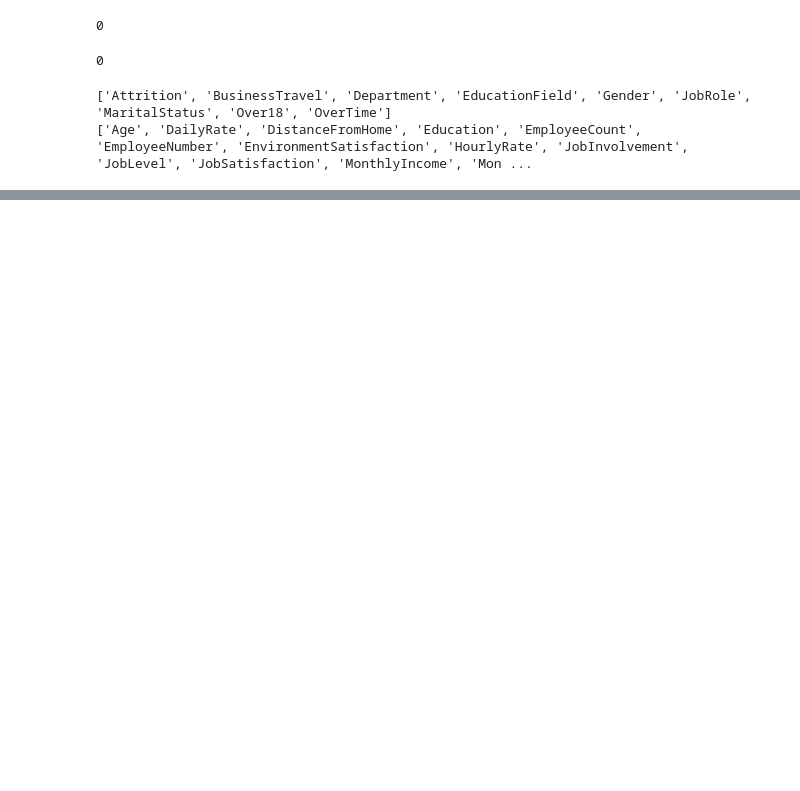
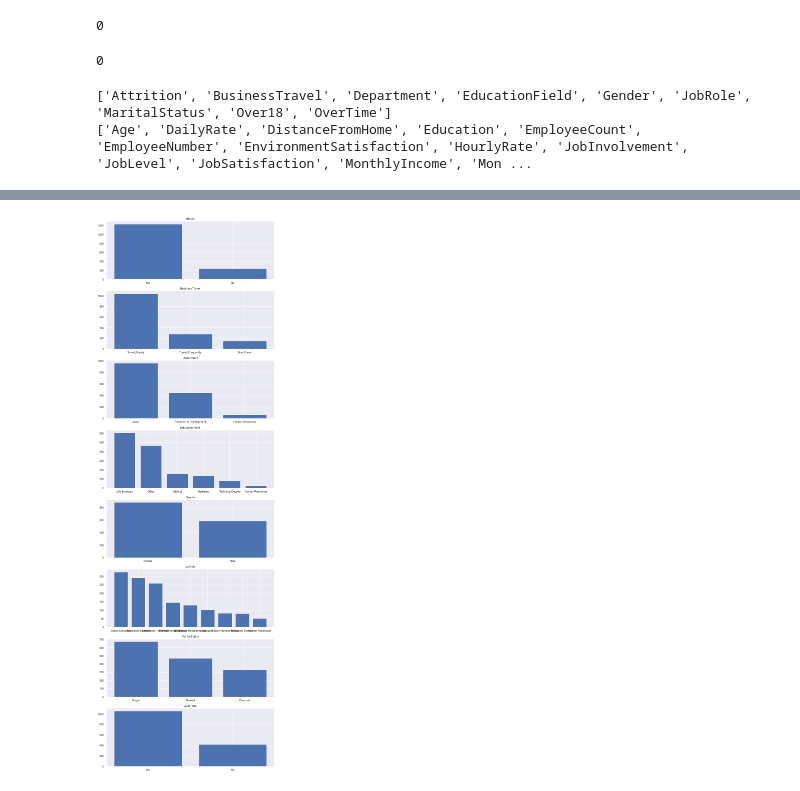
Before and after one commit to DouglasRFLeite/EmployeeAttritionPrediction, a Jupyter notebook: EDA.ipynb, the cells around one changed output, grey strips where cells are left out. Cells and saved outputs as stored; diff of their text form; code cells hidden in the pictures; blank space fills up the shorter version.

```diff
--- a/EDA.ipynb
+++ b/EDA.ipynb
@@ -116,3 +77,6 @@ OverTime :
 No     1054
 Yes     416
 Name: OverTime, dtype: int64
+# %%
+cat_col_names.remove('Over18')
+print(cat_col_names)
@@ -142,0 +165,16 @@ dataset[num_col_names[13:]].describe()
+# %%
+fig, ax = plt.subplots(len(cat_col_names))
+fig.set_size_inches(12, len(cat_col_names)*5)
+
+i=0
+
+for col in cat_col_names:
+    ax[i].bar(dataset[col].unique(), dataset[col].value_counts())
+    ax[i].set_title(col)
+
+    i = i+1
+
+plt.savefig('img/Categorical_Histograms.png')
+plt.show()
+# %% [output]
+[figure, added]
```
Also changed, not shown: parts of 17 cells of this notebook, 1 other file.
